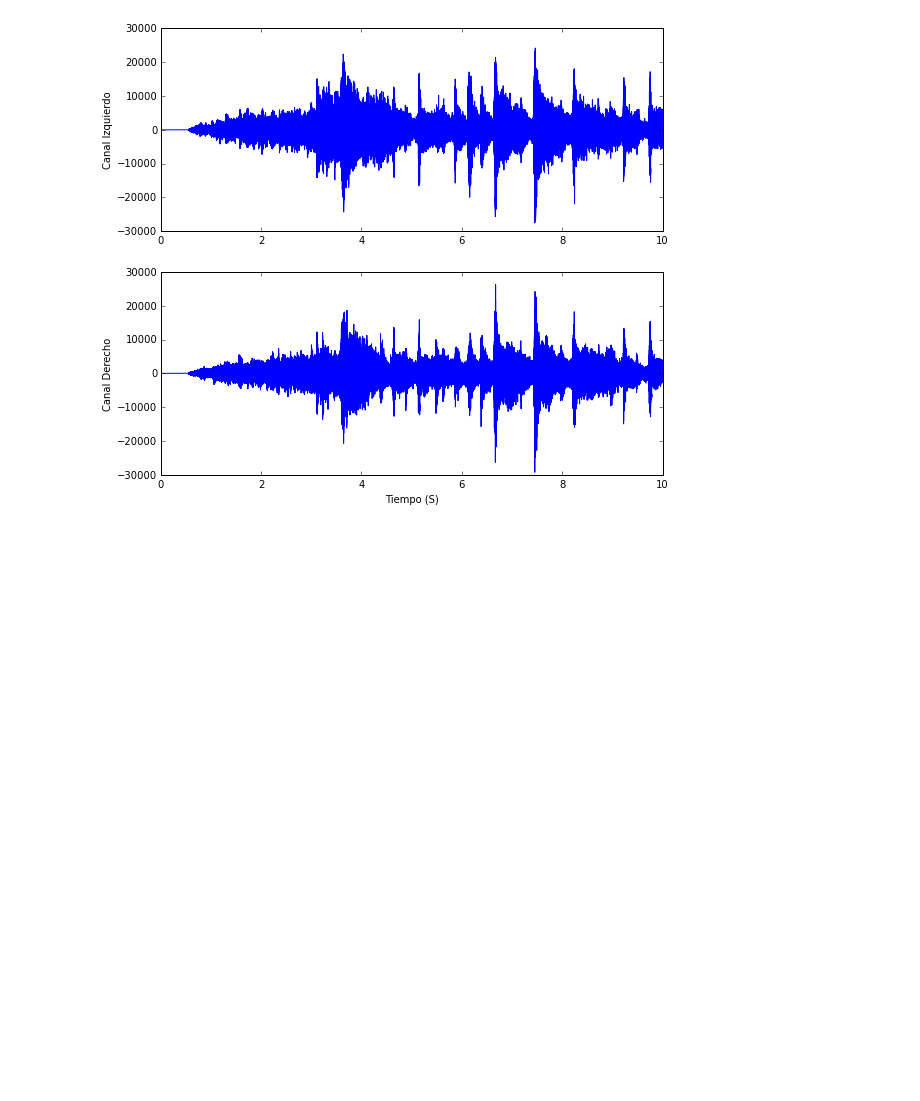
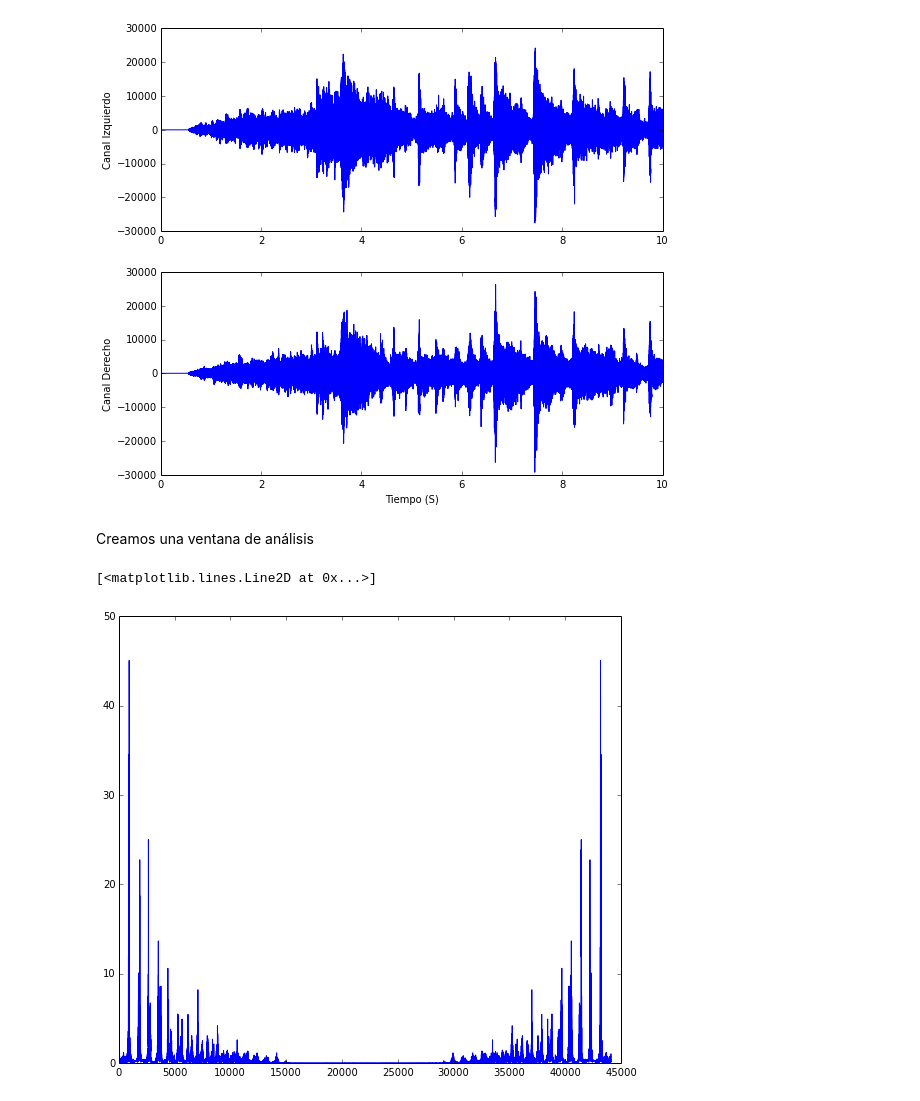
Before and after one commit to RoberTnf/Se-ales, a Jupyter notebook: Pantoja.ipynb, the cells around one changed output. Cells and saved outputs as stored; diff of their text form; code cells hidden in the pictures; blank space fills up the shorter version.

```diff
--- a/Pantoja.ipynb
+++ b/Pantoja.ipynb
@@ -79,3 +80,14 @@ xlabel("Tiempo (S)")
 # %% [output]
 <matplotlib.text.Text at 0x...>
 [figure]
+# %% [markdown]
+Creamos una ventana de análisis
+# %%
+peri_anal = 1 #Periodo de análisis, relación inversa con la resolución que queremos (1Hz -> 1 Seg)
+T = peri_anal
+Fci = fft.fft(ci[0:int(T*44100)])/(T*44100) #Transformadas
+Fcd = fft.fft(cd[0:int(T*44100)])/(T*44100)
+plot(arange(0,44100,1),abs(Fci))
+# %% [output]
+[<matplotlib.lines.Line2D at 0x...>]
+[figure, added]
```
Also changed, not shown: parts of 7 cells of this notebook.
